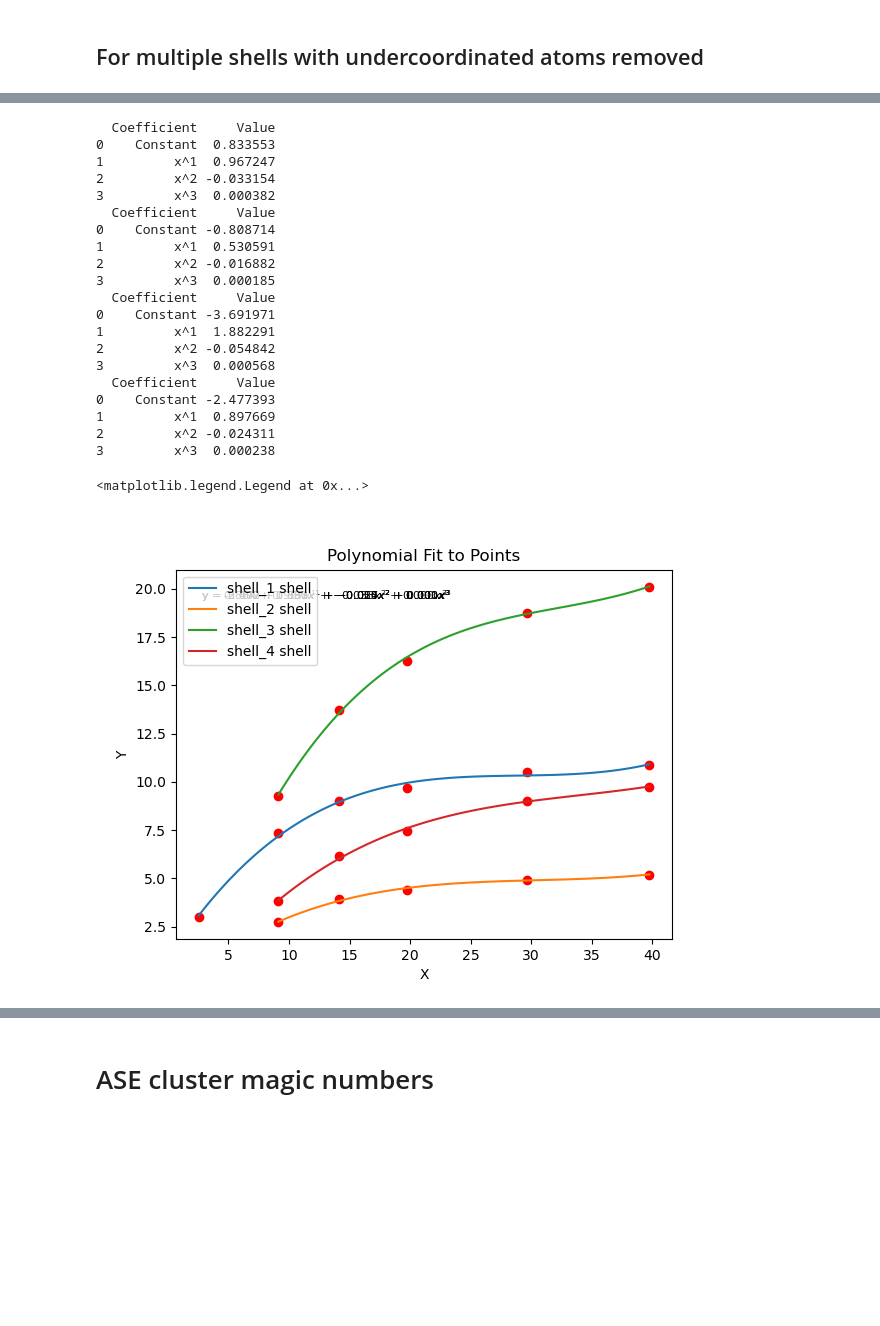
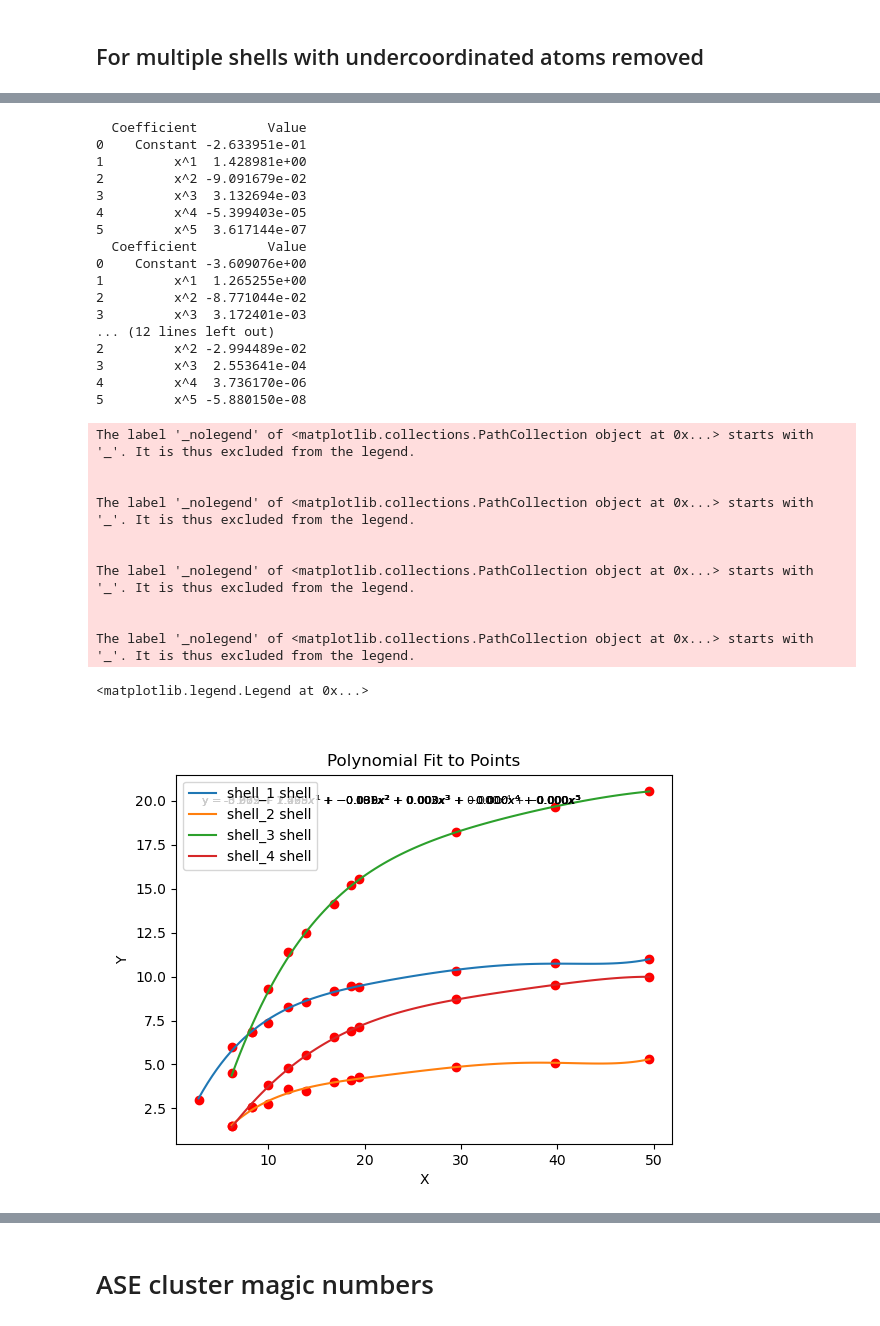
Before and after one commit to Cathyhjj/neighbor, a Jupyter notebook: 20240806_simple_example.ipynb, the cells around one changed output, grey strips where cells are left out. Saved outputs shown, nothing was run; the diff lists cells and outputs as text; code cells hidden in the pictures; blank space fills up the shorter version.

Commit message:
multiple shell fittings for Pt

```diff
--- a/20240806_simple_example.ipynb
+++ b/20240806_simple_example.ipynb
@@ -111,8 +112,8 @@ cif_cluster.view_xyz(label=True, show_symbol=True)
 # %% [markdown]
 ## For multiple shells with undercoordinated atoms removed
 # %%
-center_atom = "Cu"
-CN_atom = "Cu"
+center_atom = "Pt"
+CN_atom = "Pt"
 CN_bond_range = 6
 tolerance = 0.1
 undercoordinated_threshold = 4
@@ -123,11 +124,10 @@ bondlengths_all = {}
 num_atoms_all = {}
 sizes_all = {}
 
-sizes = np.hstack([np.arange(5, 20, 5), np.arange(20, 100, 10)])
+sizes = np.hstack([np.arange(5, 20, 2), np.arange(20, 60, 10)])
 # sizes = np.hstack([np.arange(5, 20, 5), np.arange(20, 50, 10)])
 
 for i in sizes:
-    print(f"Size bonds: {i} A")
     expanded_cluster = cif_cluster.expand_to_sphere(target_diameter=i, self_apply=False)
     new_cluster = ClusterNeighbor()
     new_cluster.load_xyz(from_file=False, atom_object=expanded_cluster)
@@ -147,7 +147,8 @@ for i in sizes:
 
     # Get bond lengths for each shell
     bond_lengths = list(new_cluster.CN_summary[f'{center_atom}-{CN_atom}'].keys())
-    new_cluster.print_CN_summary()
+    new_cluster.write_to_excel(f"size_{new_cluster.get_cluster_size():.2f}A")
+    # new_cluster.print_CN_summary()
     for shell_index, bond_length in enumerate(bond_lengths):
         shell_key = f'shell_{shell_index + 1}'
 
@@ -188,36 +188,43 @@ Processed size: 89.93521248960835 A with 5 shells
 # %%
-from neighbor_core import fit_polynomial, fit_logarithmic
+from neighbor_core import fit_polynomial
 import matplotlib.pyplot as plt
 
 plt.figure()
 for i in range(1, 5):
     shell = f'shell_{i}'
     polynomial = fit_polynomial(np.array(sizes_all[shell]),
                                 np.array(CNs_all[shell]),
-                                degree=3, new_figure=False)
+                                degree=5, new_figure=False)
 
-legend_labels = sum([[ '_nolegend_', f'{shell} shell'] for shell in Pt_CNs_all.keys()], [])
+legend_labels = sum([[ '_nolegend', f'{shell} shell'] for shell in CNs_all.keys()], []);
 plt.legend(legend_labels)
 # %% [output]
-  Coefficient     Value
-0    Constant  0.833553
-1         x^1  0.967247
-2         x^2 -0.033154
-3         x^3  0.000382
-  Coefficient     Value
-0    Constant -0.808714
-1         x^1  0.530591
-2         x^2 -0.016882
-3         x^3  0.000185
-  Coefficient     Value
-0    Constant -3.691971
-1         x^1  1.882291
-2         x^2 -0.054842
-3         x^3  0.000568
-  Coefficient     Value
-0    Constant -2.477393
-1         x^1  0.897669
-2         x^2 -0.024311
-3         x^3  0.000238
+  Coefficient         Value
+0    Constant -2.633951e-01
+1         x^1  1.428981e+00
+2         x^2 -9.091679e-02
+3         x^3  3.132694e-03
+4         x^4 -5.399403e-05
+5         x^5  3.617144e-07
+  Coefficient         Value
+0    Constant -3.609076e+00
+1         x^1  1.265255e+00
+2         x^2 -8.771044e-02
+3         x^3  3.172401e-03
+... (12 lines left out)
+2         x^2 -2.994489e-02
+3         x^3  2.553641e-04
+4         x^4  3.736170e-06
+5         x^5 -5.880150e-08
-<matplotlib.legend.Legend at 0x...>
+The label '_nolegend' of <matplotlib.collections.PathCollection object at 0x...> starts with '_'. It is thus excluded from the legend.
+
+
+The label '_nolegend' of <matplotlib.collections.PathCollection object at 0x...> starts with '_'. It is thus excluded from the legend.
+
+
+The label '_nolegend' of <matplotlib.collections.PathCollection object at 0x...> starts with '_'. It is thus excluded from the legend.
+
+
+The label '_nolegend' of <matplotlib.collections.PathCollection object at 0x...> starts with '_'. It is thus excluded from the legend.
+<matplotlib.legend.Legend at 0x...>
-[figure, old version]
+[figure, new version]
```
Also changed, not shown: parts of 8 cells of this notebook, 19 other files.
